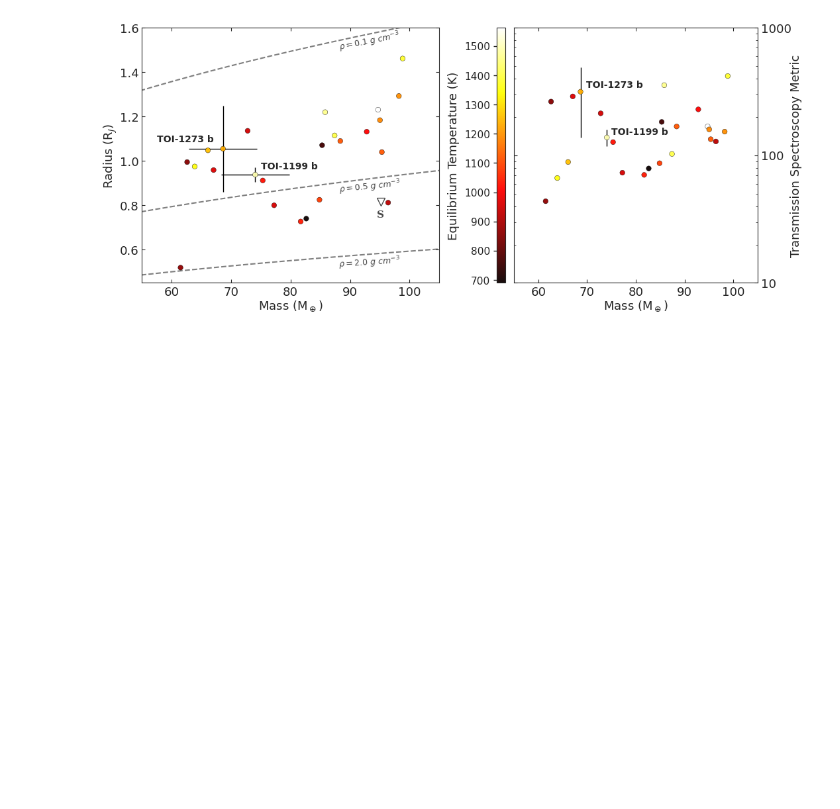
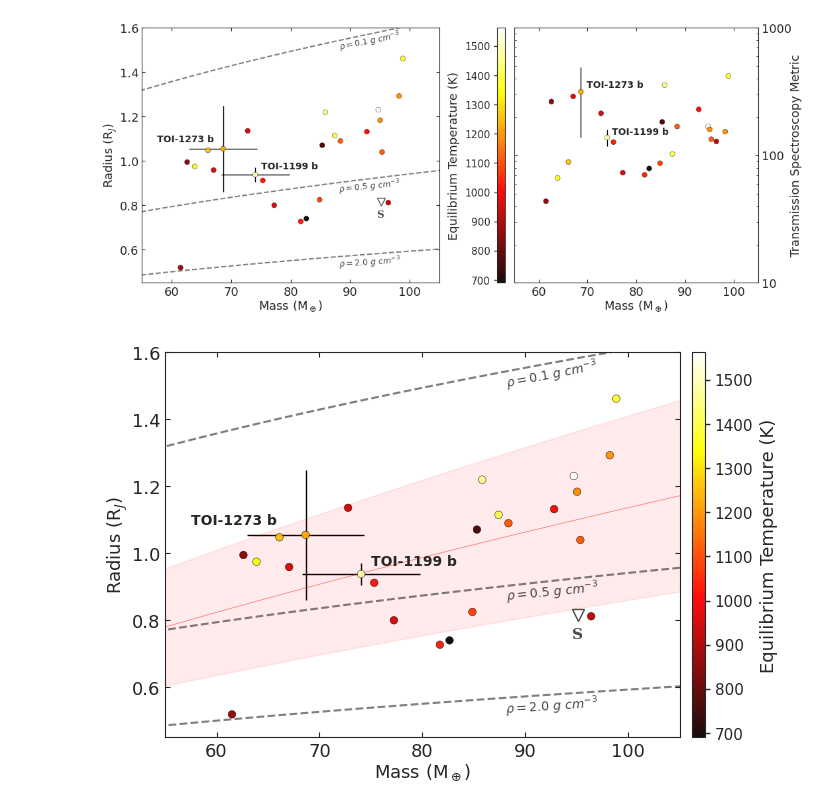
Before and after one commit to juanserrano90/toi1199-1273, a Jupyter notebook: figuras_caracterizacion.ipynb, the cells around one changed output. Saved outputs shown, nothing was run; the diff lists cells and outputs as text; code cells hidden in the pictures; blank space fills up the shorter version.

```diff
--- a/figuras_caracterizacion.ipynb
+++ b/figuras_caracterizacion.ipynb
@@ -503,3 +480,44 @@ axes[0].text(88, 0.52, r'$\rho = 2.0 ~g~ cm^{-3}$', fontsize=9, rotation=3.8, al
 plt.show()
 # %% [output]
 [figure]
+# %%
+# lets replot the mass vs radius side by side with mass vs tsm
+fig, axes = plt.subplots(figsize=(8, 5))
+fig.subplots_adjust(wspace=0.071)
+
+g = axes.scatter(tsm_df['pl_bmasse'], tsm_df['pl_radj'], c=tsm_df['pl_eqt'], cmap='hot', s=30, edgecolors='k', linewidths=0.3, alpha=0.95)
+axes.set_xlabel('Mass (M$_\oplus$)', fontsize=13, labelpad=1)
+axes.set_ylabel('Radius (R$_{J}$)', fontsize=13, labelpad=1)
+axes.plot(masas, radios1, color='black', linewidth=1.5, linestyle="--", alpha=0.5)
+axes.plot(masas, radios2, color='black', linewidth=1.5, linestyle="--", alpha=0.5)
+axes.plot(masas, radios5, color='black', linewidth=1.5, linestyle="--", alpha=0.5)
+axes.plot(masas, radios7, color='red', linewidth=0.5, linestyle="-", alpha=0.5, zorder=-1)
+# axes.plot(masas, np.asarray(radios7)+np.asarray(radios7err), color='red', linewidth=0.5, linestyle="--", alpha=0.5)
+# axes.plot(masas, np.asarray(radios7)-np.asarray(radios7err), color='red', linewidth=0.5, linestyle="--", alpha=0.5)
+axes.fill_between(masas, np.asarray(radios7)-np.asarray(radios7err), np.asarray(radios7)+np.asarray(radios7err),
+                  color='red', alpha=0.08, zorder=-1)
+
+axes.errorbar([masa_1199[0].to(u.M_earth).value], [radio_1199[0].value], marker='none', ls='none', ms=6, color='darkgray',
+             xerr=[masa_1199[1].to(u.M_earth).value], yerr=[radio_1199[1].value],
+            markeredgecolor='k', markeredgewidth=1, ecolor='k', elinewidth=1, capsize=0, label='TOI-1199 b', zorder=-5)
+axes.errorbar([masa_1273[0].to(u.M_earth).value], [radio_1273[0].value], marker='none', ls='none', ms=6, color='darkgray',
+             xerr=[masa_1199[1].to(u.M_earth).value], yerr=[radio_1273[1].value],
+            markeredgecolor='k', markeredgewidth=1, ecolor='k', elinewidth=1, capsize=0, label='TOI-1273 b', zorder=-5)
+axes.plot([95.16], [0.8145], marker='v', ls='none', ms=8, color='white', markeredgecolor='k', markeredgewidth=1, alpha=0.7)
+axes.text(94.53, 0.745, 'S', fontsize=11, alpha=0.7,  weight='bold', fontfamily='serif', style='normal',  color='k')
+axes.tick_params(axis='y', which='both', left=True, right=True, direction='in', labelsize=13)
+axes.tick_params(axis='x', which='both', bottom=True, top=True, direction='in', labelsize=13)
+axes.set_xlim(55,105)
+axes.set_ylim(0.45,1.6)
+cbar = fig.colorbar(g, ax=axes, aspect=30, pad=0.02) #, location='left
+cbar.ax.tick_params(labelsize=11, width=1)
+cbar.set_label(label='Equilibrium Temperature (K)', fontsize=13, labelpad=5)
+axes.text(75, 0.965, 'TOI-1199 b', fontsize=10, weight='bold')
+axes.text(57.5, 1.085, 'TOI-1273 b', fontsize=10, weight='bold')
+axes.text(88, 1.495, r'$\rho = 0.1 ~g~ cm^{-3}$', fontsize=9, rotation=11., alpha=0.85)
+axes.text(88, 0.857, r'$\rho = 0.5 ~g~ cm^{-3}$', fontsize=9, rotation=5.5, alpha=0.85)
+axes.text(88, 0.52, r'$\rho = 2.0 ~g~ cm^{-3}$', fontsize=9, rotation=3.8, alpha=0.85)
+#plt.savefig('mass_radio.png', dpi=300, bbox_inches='tight', facecolor='white')
+plt.show()
+# %% [output]
+[figure, added]
```
Also changed, not shown: parts of 10 cells of this notebook, 1 other file.
